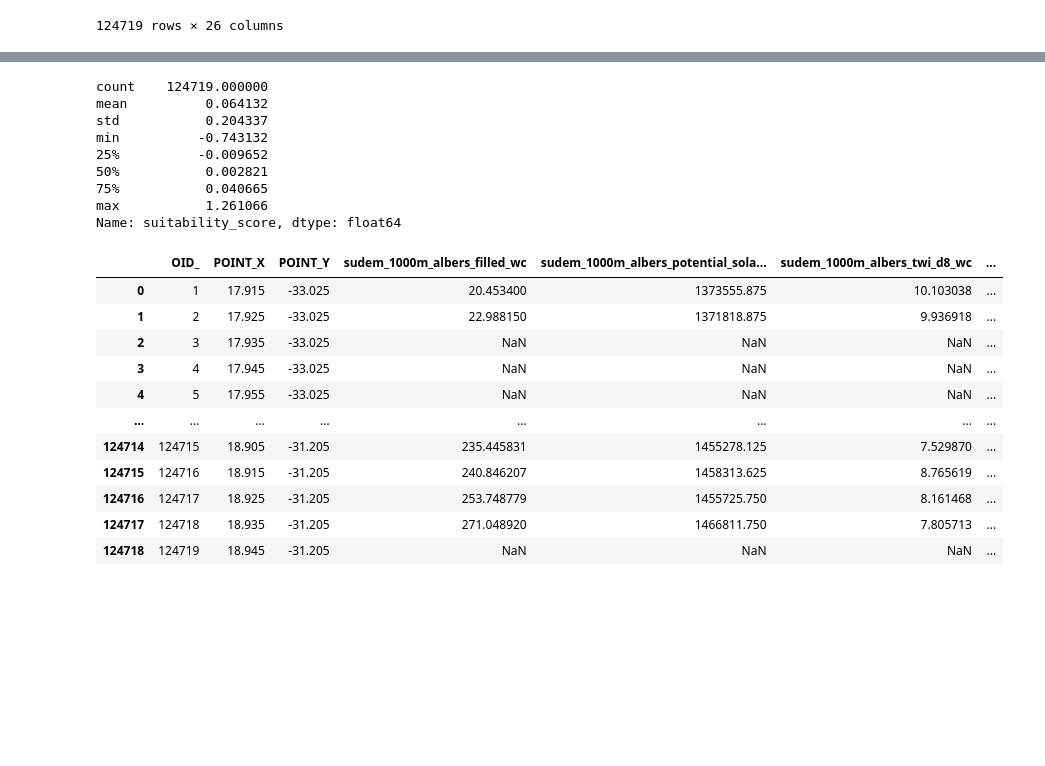
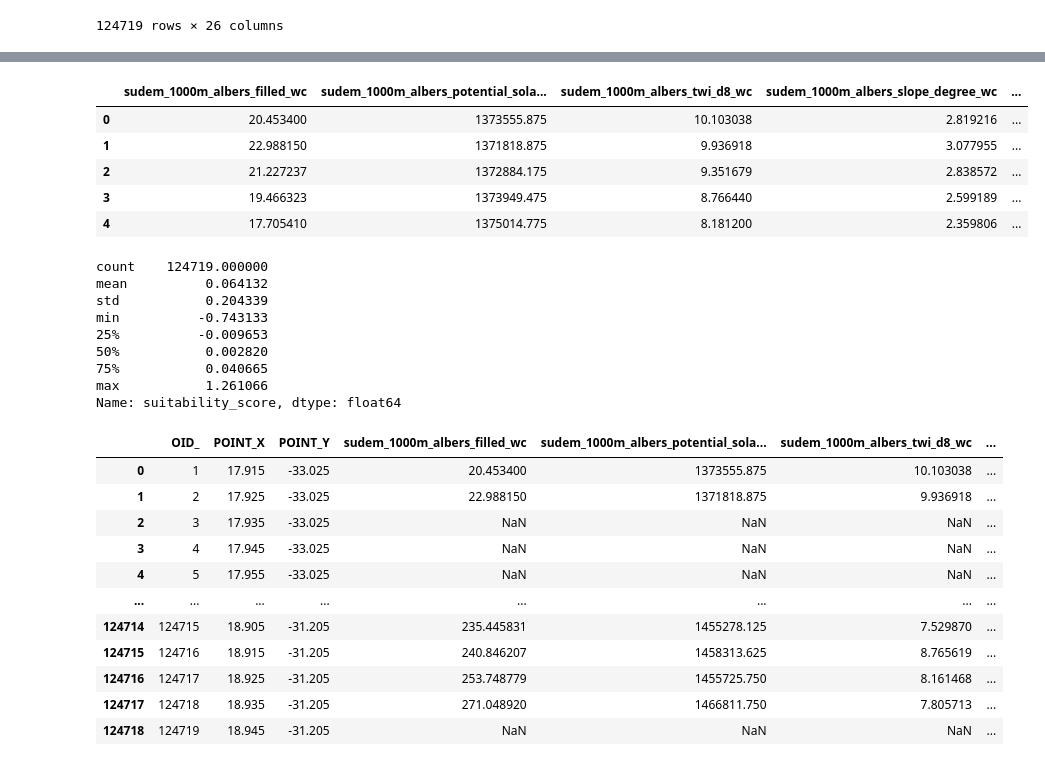
Before and after one commit to charlesmudima/vineyard-establishment-using-xgboost, a Jupyter notebook: models/xgboost-model-training-feature-seleciton.ipynb, the cells around one changed output, grey strips where cells are left out. Cells and saved outputs as stored; diff of their text form; code cells hidden in the pictures; blank space fills up the shorter version.

```diff
--- a/models/xgboost-model-training-feature-seleciton.ipynb
+++ b/models/xgboost-model-training-feature-seleciton.ipynb
@@ -933,12 +906,19 @@ wc_predicted_suitability = pd.read_csv('C:/Users/charl/Desktop/__Thesis - Resear
 # %%
+wc_predicted_suitability.head()
 wc_predicted_suitability['suitability_score'].describe()
 # %% [output]
+|  | sudem_1000m_albers_filled_wc | sudem_1000m_albers_potential_sola... | sudem_1000m_albers_twi_d8_wc | sudem_1000m_albers_slope_degree_wc | ... |
+| 0 | 20.453400 | 1373555.875 | 10.103038 | 2.819216 | ... |
+| 1 | 22.988150 | 1371818.875 | 9.936918 | 3.077955 | ... |
+| 2 | 21.227237 | 1372884.175 | 9.351679 | 2.838572 | ... |
+| 3 | 19.466323 | 1373949.475 | 8.766440 | 2.599189 | ... |
+| 4 | 17.705410 | 1375014.775 | 8.181200 | 2.359806 | ... |
 count    124719.000000
 mean          0.064132
-std           0.204337
-min          -0.743132
-25%          -0.009652
-50%           0.002821
+std           0.204339
+min          -0.743133
+25%          -0.009653
+50%           0.002820
 75%           0.040665
 max           1.261066
 Name: suitability_score, dtype: float64
```
Also changed, not shown: parts of 32 cells of this notebook.
